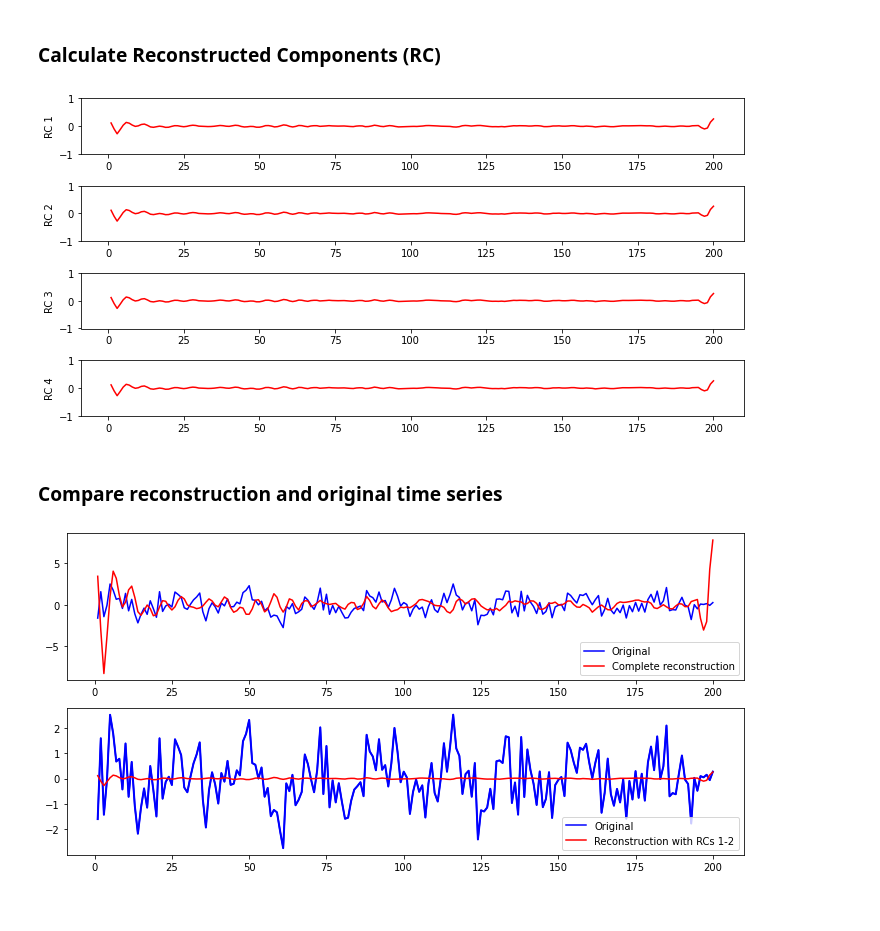
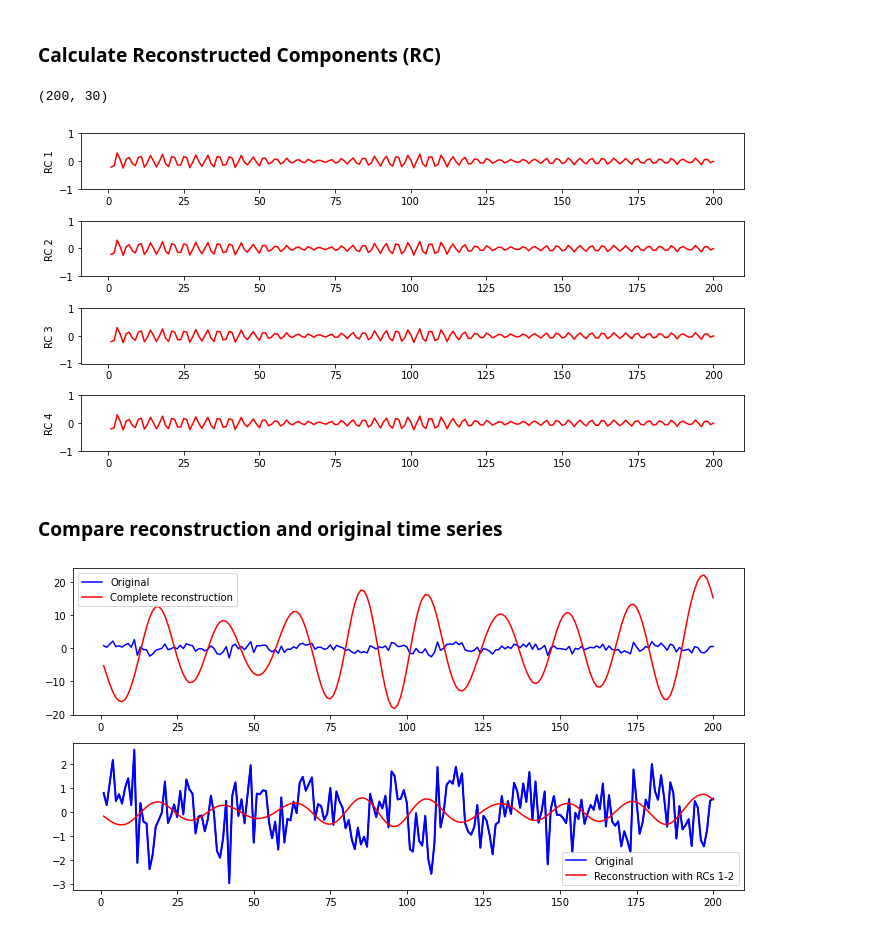
Before and after one commit to Saikat299792458/EE4000, a Jupyter notebook: SSA.ipynb, the cells around one changed output. Cells and saved outputs as stored; diff of their text form; code cells hidden in the pictures.

```diff
--- a/SSA.ipynb
+++ b/SSA.ipynb
@@ -81,10 +81,10 @@ plt.tight_layout()
 PC = Y @ RHO
 
 plt.title('Principal components PCs')
-for m in range(1, 5):
-    plt.subplot(4,1,m);
+for m in range(4):
+    plt.subplot(4,1,m + 1);
     plt.plot(t[0:N-M+1],PC[:,m],'k-');
-    plt.ylabel(f'PC {m}');
+    plt.ylabel(f'PC {m + 1}');
     plt.ylim(-10, 10);
 plt.tight_layout()
 # %% [output]
@@ -94,22 +94,25 @@ plt.tight_layout()
 # %%
 RC = np.zeros((N,M))
 b = np.array([PC[:,m]])
-c = np.array([RHO[:,1]])
-for m in range(1, M+1):
+c = np.array([RHO[:,m]])
+for m in range(M):
     buf = b.T @ c # invert projection
     buf = np.flipud(buf); # try changing to fliplr
     for n in range(1,N + 1): # anti-diagonal averaging
-        RC[n-1,m-1] = np.mean(np.diag(buf,-(N-M+1)+n));
+        RC[n-1,m] = np.mean(np.diag(buf,-(N-M+1)+n));
+
+print(np.shape(RC))
 
 plt.title('Reconstructed components RCs')
-for m in range(1, 5):
-    plt.subplot(4,1,m);
-    plt.plot(t,RC[:,m-1],'r-');
-    plt.ylabel(f'RC {m}');
+for m in range(4):
+    plt.subplot(4,1,m + 1);
+    plt.plot(t,RC[:,m],'r-');
+    plt.ylabel(f'RC {m + 1}');
     plt.ylim(-1,1);
 plt.tight_layout();
 # %% [output]
+(200, 30)
-[figure, old version]
+[figure, new version]
 # %% [markdown]
 ### Compare reconstruction and original time series
 # %%
@@ -126,4 +129,4 @@ plt.plot(t,np.sum(RC[:,1:2],1),'r-', label = 'Reconstruction with RCs 1-2');
 plt.legend();
 plt.tight_layout()
 # %% [output]
-[figure, old version]
+[figure, new version]
```
Also changed, not shown: parts of 3 cells of this notebook.
